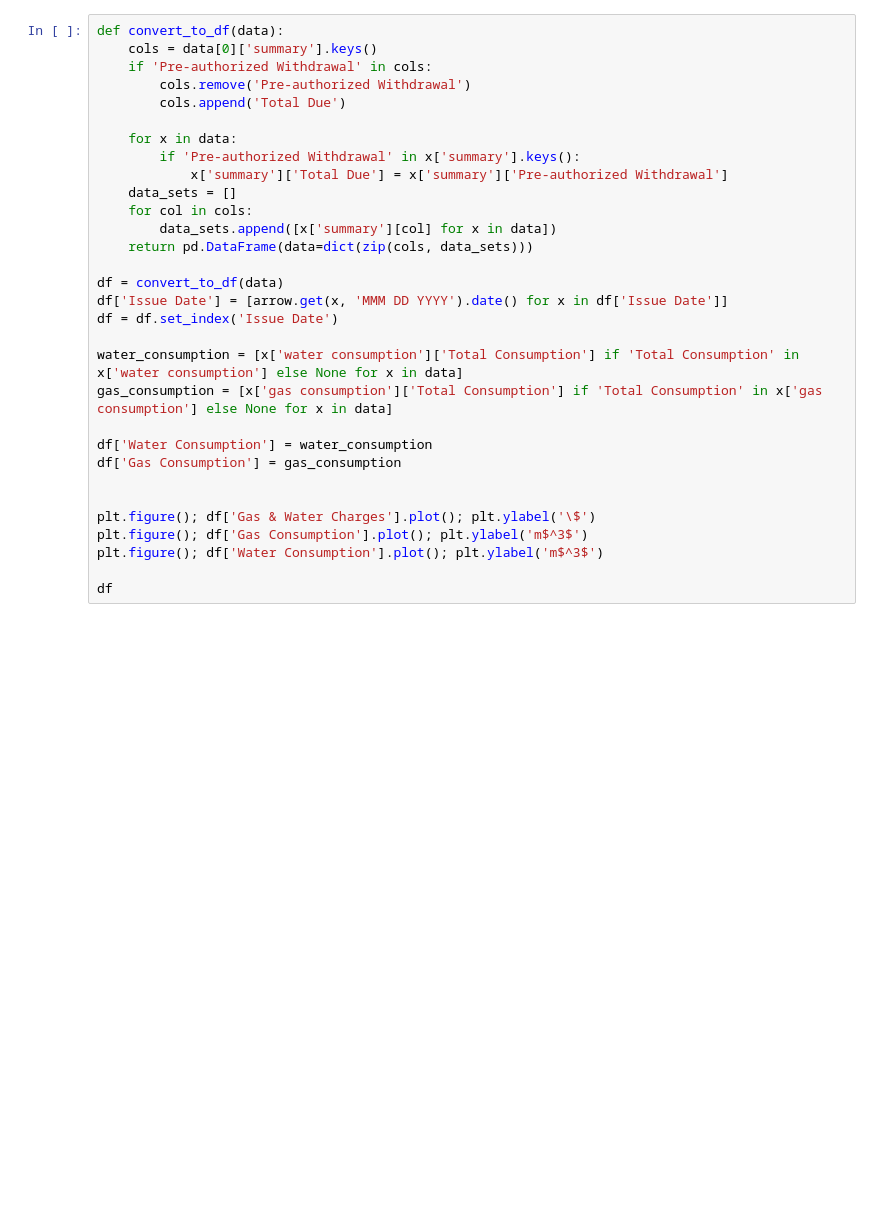
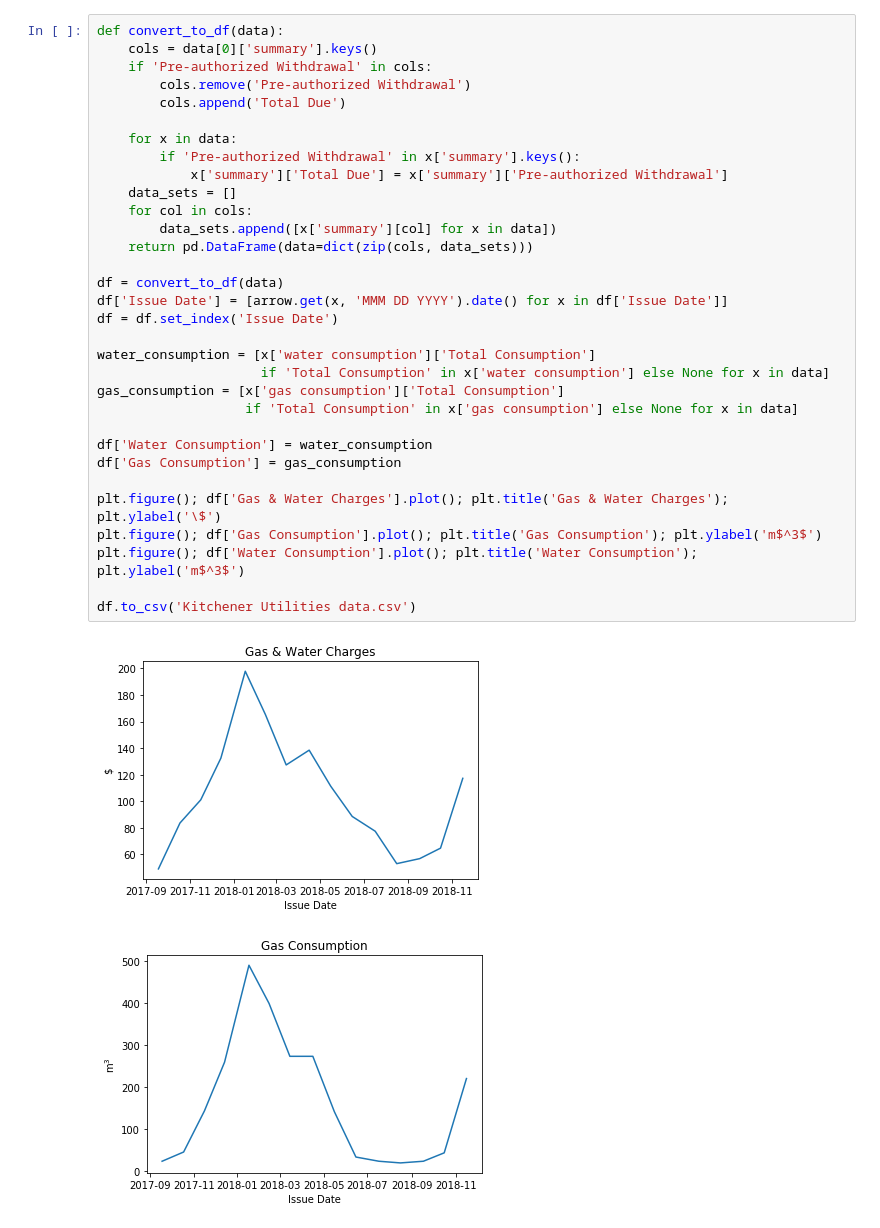
Before and after one commit to ryanfobel/utility-bill-scraper, a Jupyter notebook: Extract_Kitchener_Utilities_data.ipynb, the cells around one changed output. Drawn from its saved outputs; the diff is of its cells as text; blank space fills up the shorter version.

Commit message:
Fix water and gas consumption

```diff
--- a/Extract_Kitchener_Utilities_data.ipynb
+++ b/Extract_Kitchener_Utilities_data.ipynb
@@ -141,31 +183,35 @@ for pdf_file in path('.').glob('*.pdf'):
 # %%
 def convert_to_df(data):
     cols = data[0]['summary'].keys()
     if 'Pre-authorized Withdrawal' in cols:
         cols.remove('Pre-authorized Withdrawal')
         cols.append('Total Due')
 
     for x in data:
         if 'Pre-authorized Withdrawal' in x['summary'].keys():
             x['summary']['Total Due'] = x['summary']['Pre-authorized Withdrawal']
     data_sets = []
     for col in cols:
         data_sets.append([x['summary'][col] for x in data])
     return pd.DataFrame(data=dict(zip(cols, data_sets)))
 
 df = convert_to_df(data)
 df['Issue Date'] = [arrow.get(x, 'MMM DD YYYY').date() for x in df['Issue Date']]
 df = df.set_index('Issue Date')
 
-water_consumption = [x['water consumption']['Total Consumption'] if 'Total Consumption' in x['water consumption'] else None for x in data]
-gas_consumption = [x['gas consumption']['Total Consumption'] if 'Total Consumption' in x['gas consumption'] else None for x in data]
+water_consumption = [x['water consumption']['Total Consumption']
+                     if 'Total Consumption' in x['water consumption'] else None for x in data]
+gas_consumption = [x['gas consumption']['Total Consumption']
+                   if 'Total Consumption' in x['gas consumption'] else None for x in data]
 
 df['Water Consumption'] = water_consumption
 df['Gas Consumption'] = gas_consumption
 
+plt.figure(); df['Gas & Water Charges'].plot(); plt.title('Gas & Water Charges'); plt.ylabel('\$')
+plt.figure(); df['Gas Consumption'].plot(); plt.title('Gas Consumption'); plt.ylabel('m$^3$')
+plt.figure(); df['Water Consumption'].plot(); plt.title('Water Consumption'); plt.ylabel('m$^3$')
 
-plt.figure(); df['Gas & Water Charges'].plot(); plt.ylabel('\$')
-plt.figure(); df['Gas Consumption'].plot(); plt.ylabel('m$^3$')
-plt.figure(); df['Water Consumption'].plot(); plt.ylabel('m$^3$')
-
-df
+df.to_csv('Kitchener Utilities data.csv')
+# %% [output]
+[figure, added]
+[figure, added]
```
Also changed, not shown: parts of 2 cells of this notebook, 1 other file.
